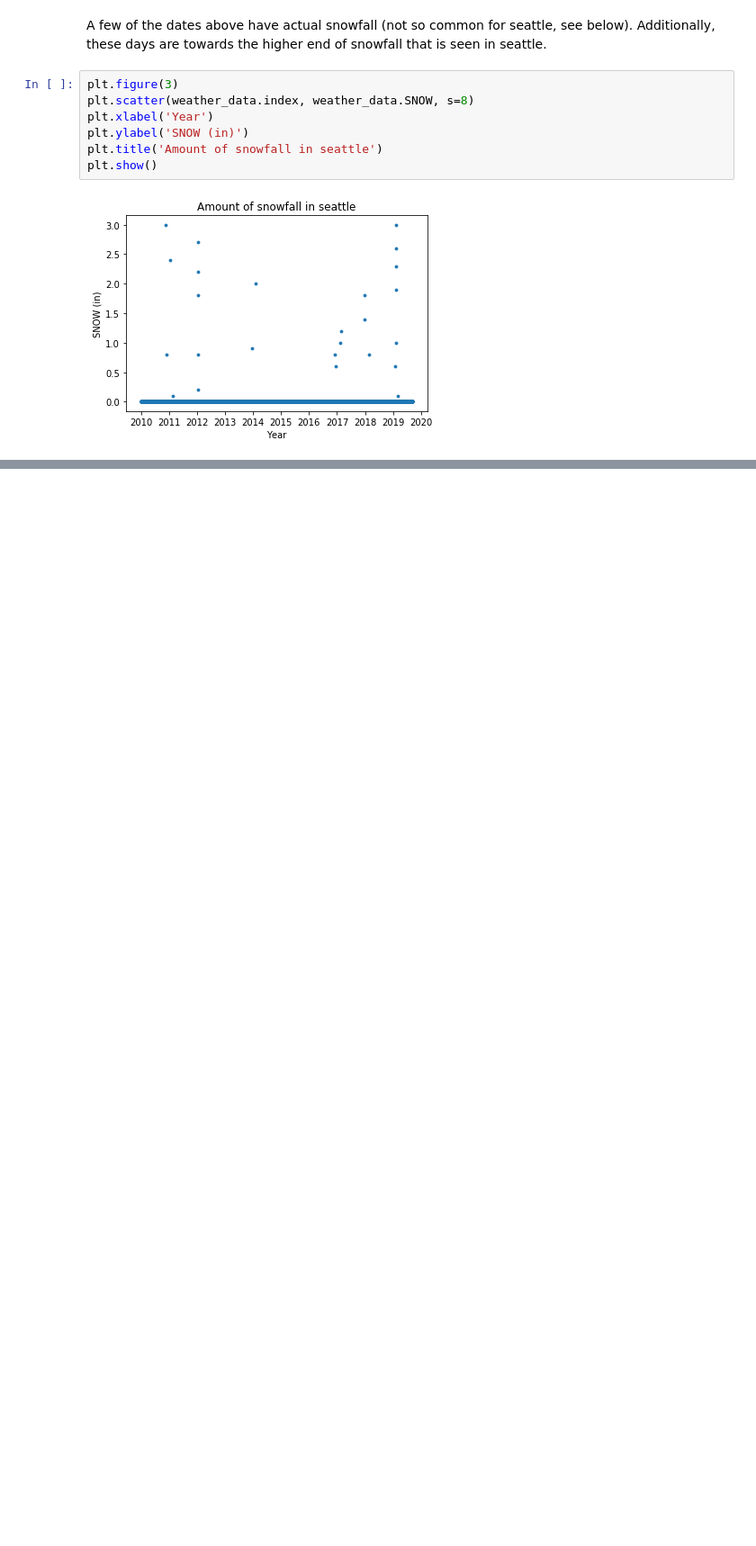
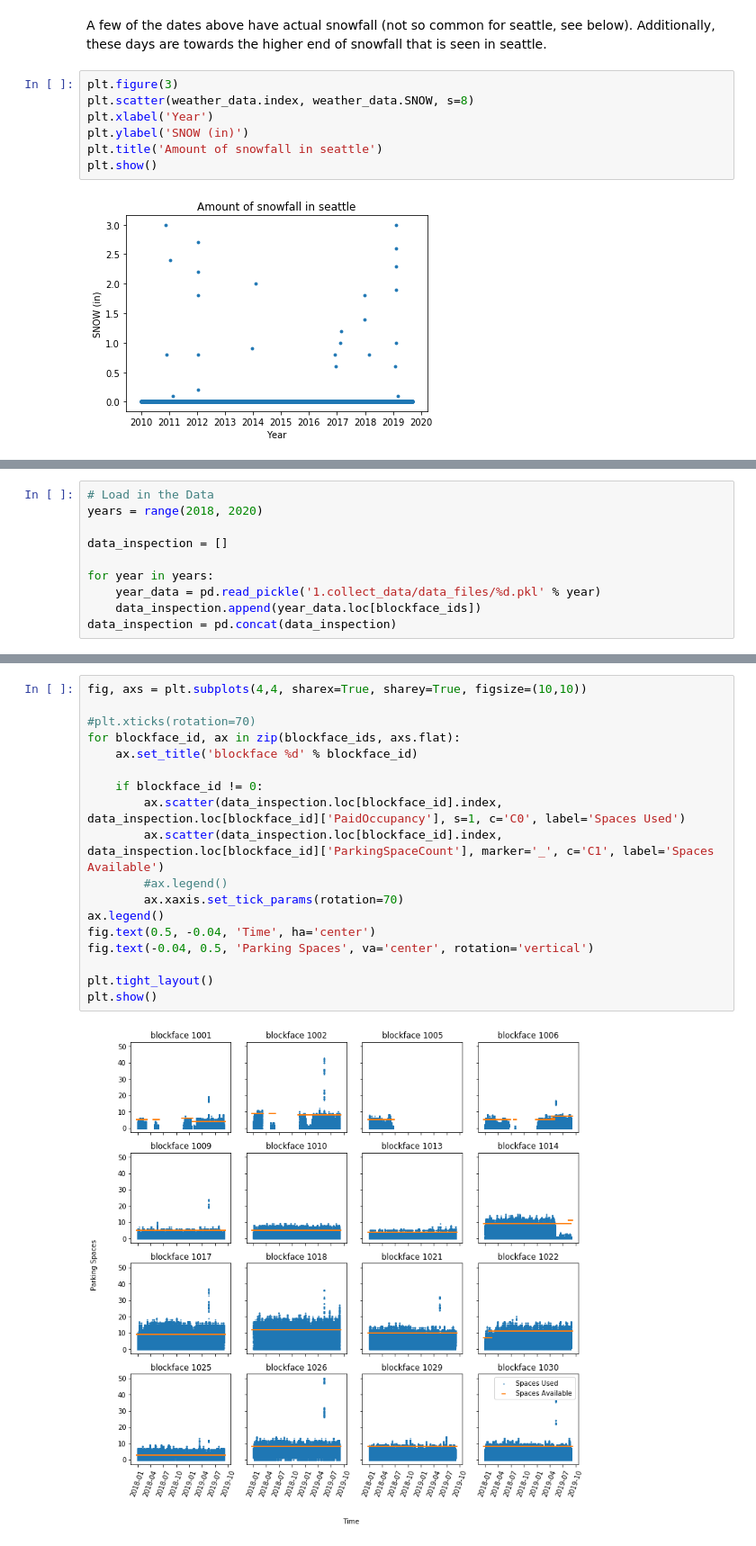
Before and after one commit to mocohen/Capstone-Project-1, a Jupyter notebook: EDA.ipynb, the cells around one changed output, grey strips where cells are left out. Shown at 90% size. Saved outputs shown, nothing was run; the diff lists cells and outputs as text; blank space fills up the shorter version.

```diff
--- a/EDA.ipynb
+++ b/EDA.ipynb
@@ -278,0 +269,10 @@ plt.show()
+# %%
+# Load in the Data
+years = range(2018, 2020)
+
+data_inspection = []
+
+for year in years:
+    year_data = pd.read_pickle('1.collect_data/data_files/%d.pkl' % year)
+    data_inspection.append(year_data.loc[blockface_ids])
+data_inspection = pd.concat(data_inspection)
@@ -278,0 +291,20 @@ plt.show()
+# %%
+fig, axs = plt.subplots(4,4, sharex=True, sharey=True, figsize=(10,10))
+
+#plt.xticks(rotation=70)
+for blockface_id, ax in zip(blockface_ids, axs.flat):
+    ax.set_title('blockface %d' % blockface_id)
+
+    if blockface_id != 0:
+        ax.scatter(data_inspection.loc[blockface_id].index, data_inspection.loc[blockface_id]['PaidOccupancy'], s=1, c='C0', label='Spaces Used')
+        ax.scatter(data_inspection.loc[blockface_id].index, data_inspection.loc[blockface_id]['ParkingSpaceCount'], marker='_', c='C1', label='Spaces Available')
+        #ax.legend()
+        ax.xaxis.set_tick_params(rotation=70)
+ax.legend()
+fig.text(0.5, -0.04, 'Time', ha='center')
+fig.text(-0.04, 0.5, 'Parking Spaces', va='center', rotation='vertical')
+
+plt.tight_layout()
+plt.show()
+# %% [output]
+[figure, added]
```
Also changed, not shown: parts of 25 cells of this notebook.
